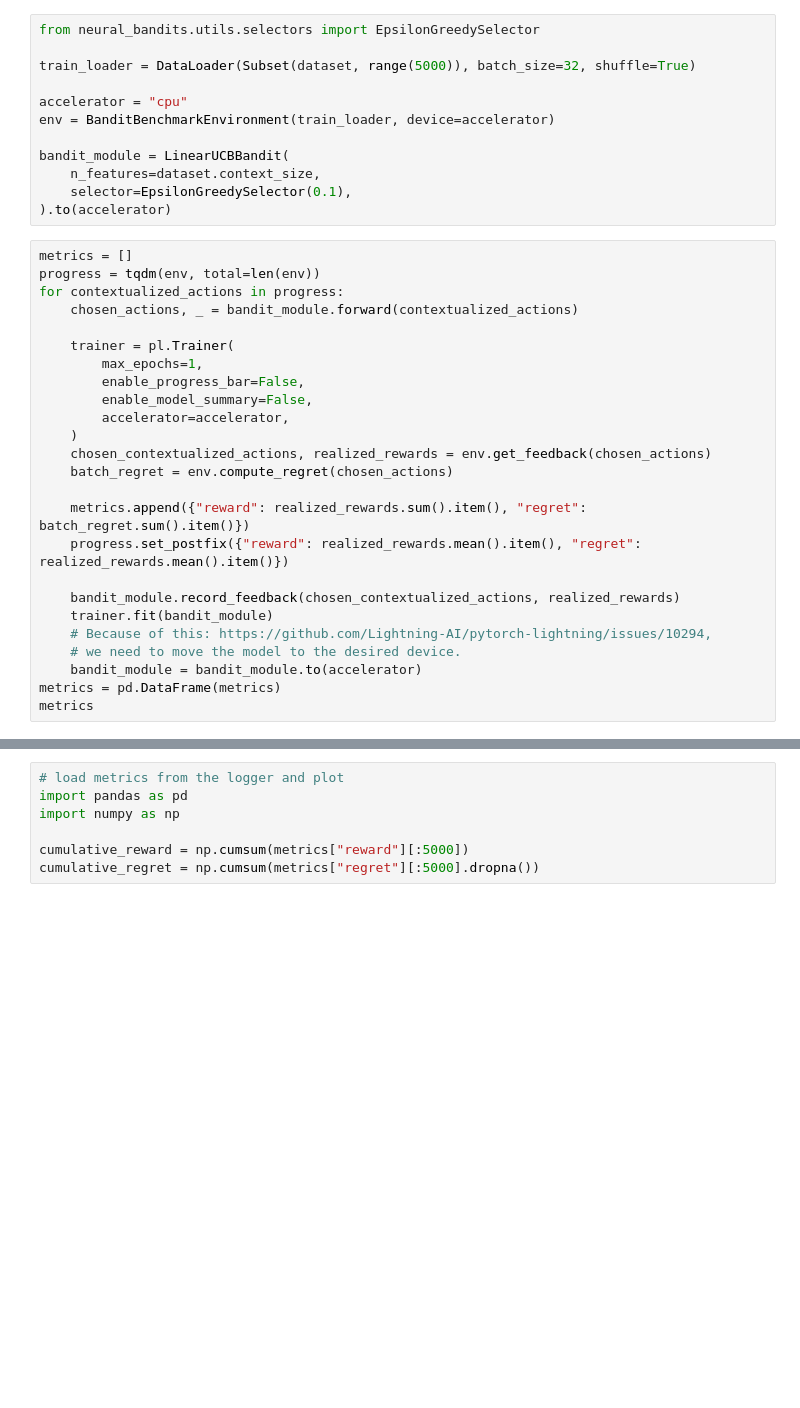
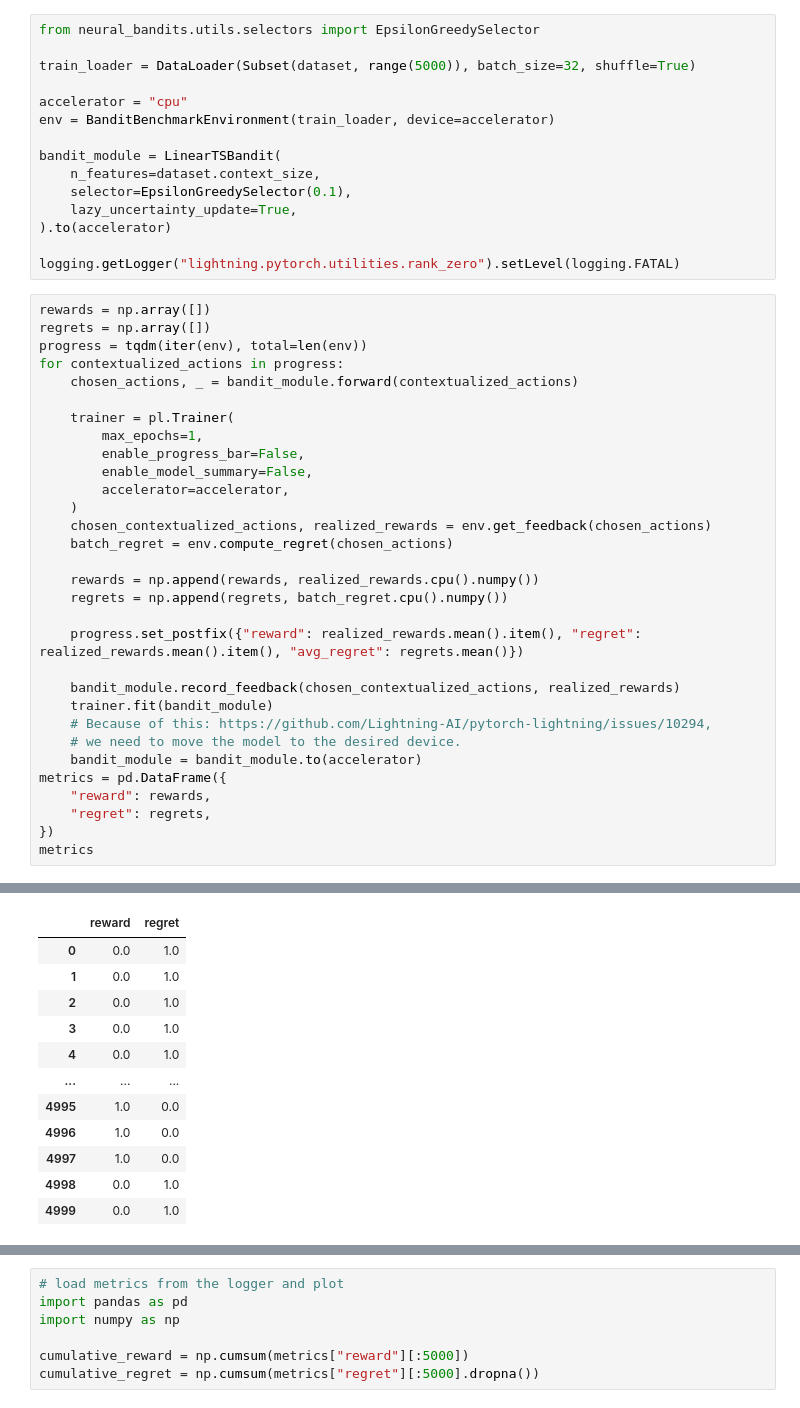
Before and after one commit to neural-bandits/calvera, a Jupyter notebook: examples/linear.ipynb, the cells around one changed output, grey strips where cells are left out. Drawn from its saved outputs; the diff is of its cells as text; blank space fills up the shorter version.

Commit message:
linear notebook

```diff
--- a/examples/linear.ipynb
+++ b/examples/linear.ipynb
@@ -20,13 +26,17 @@ train_loader = DataLoader(Subset(dataset, range(5000)), batch_size=32, shuffle=T
 accelerator = "cpu"
 env = BanditBenchmarkEnvironment(train_loader, device=accelerator)
 
-bandit_module = LinearUCBBandit(
+bandit_module = LinearTSBandit(
     n_features=dataset.context_size,
     selector=EpsilonGreedySelector(0.1),
+    lazy_uncertainty_update=True,
 ).to(accelerator)
+
+logging.getLogger("lightning.pytorch.utilities.rank_zero").setLevel(logging.FATAL)
 # %%
-metrics = []
-progress = tqdm(env, total=len(env))
+rewards = np.array([])
+regrets = np.array([])
+progress = tqdm(iter(env), total=len(env))
 for contextualized_actions in progress:
     chosen_actions, _ = bandit_module.forward(contextualized_actions)
 
@@ -39,13 +49,19 @@ for contextualized_actions in progress:
     chosen_contextualized_actions, realized_rewards = env.get_feedback(chosen_actions)
     batch_regret = env.compute_regret(chosen_actions)
 
-    metrics.append({"reward": realized_rewards.sum().item(), "regret": batch_regret.sum().item()})
-    progress.set_postfix({"reward": realized_rewards.mean().item(), "regret": realized_rewards.mean().item()})
+    rewards = np.append(rewards, realized_rewards.cpu().numpy())
+    regrets = np.append(regrets, batch_regret.cpu().numpy())
+
+    progress.set_postfix({"reward": realized_rewards.mean().item(), "regret": realized_rewards.mean().item(), "avg_regret": regrets.mean()})
 
     bandit_module.record_feedback(chosen_contextualized_actions, realized_rewards)
     trainer.fit(bandit_module)
     # Because of this: https://github.com/Lightning-AI/pytorch-lightning/issues/10294,
     # we need to move the model to the desired device.
     bandit_module = bandit_module.to(accelerator)
-metrics = pd.DataFrame(metrics)
+metrics = pd.DataFrame({
+    "reward": rewards,
+    "regret": regrets,
+})
 metrics
+# %% [output]
@@ -51,0 +70,12 @@ metrics
+|  | reward | regret |
+| 0 | 0.0 | 1.0 |
+| 1 | 0.0 | 1.0 |
+| 2 | 0.0 | 1.0 |
+| 3 | 0.0 | 1.0 |
+| 4 | 0.0 | 1.0 |
+| ... | ... | ... |
+| 4995 | 1.0 | 0.0 |
+| 4996 | 1.0 | 0.0 |
+| 4997 | 1.0 | 0.0 |
+| 4998 | 0.0 | 1.0 |
+| 4999 | 0.0 | 1.0 |
```
Also changed, not shown: parts of 5 cells of this notebook.
